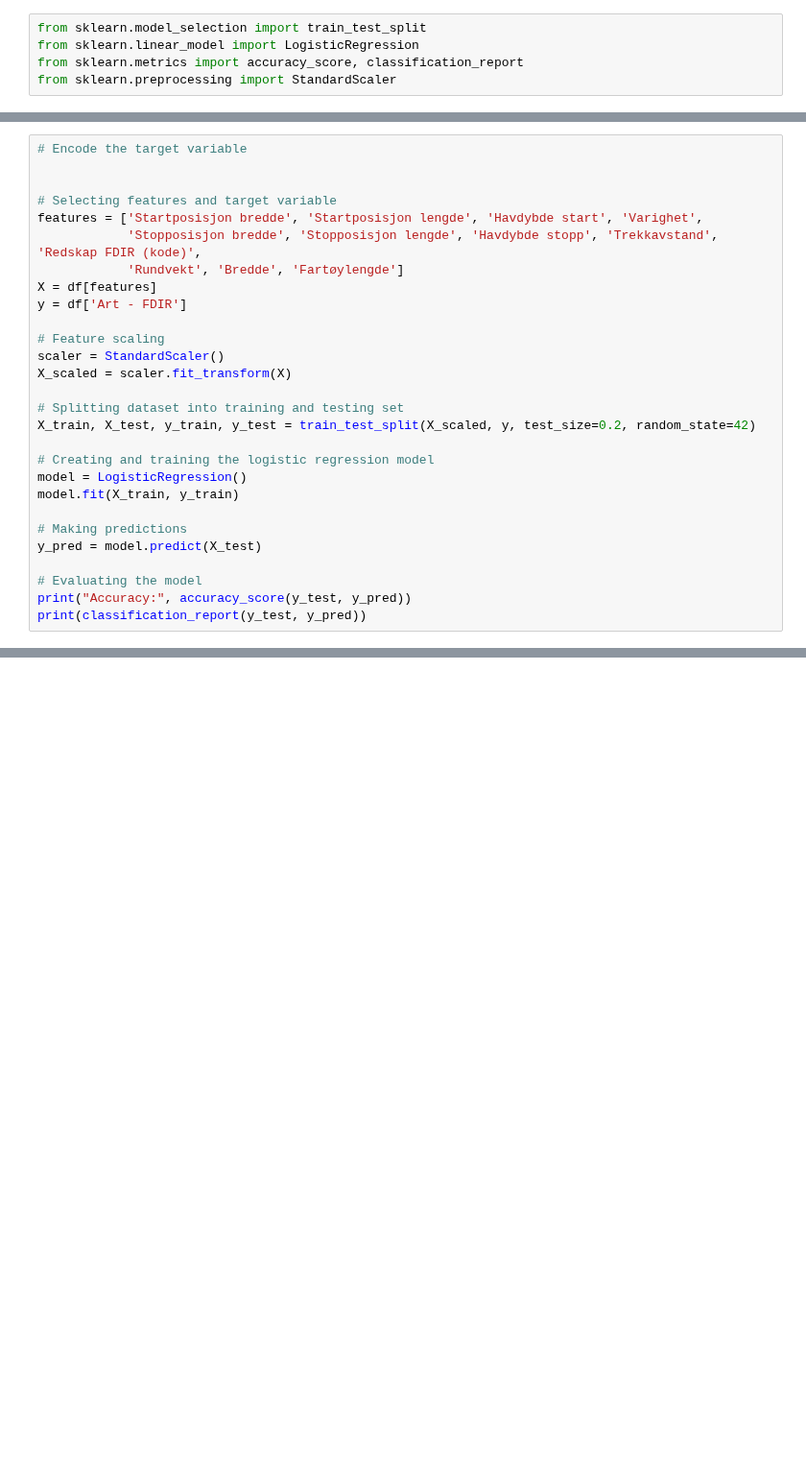
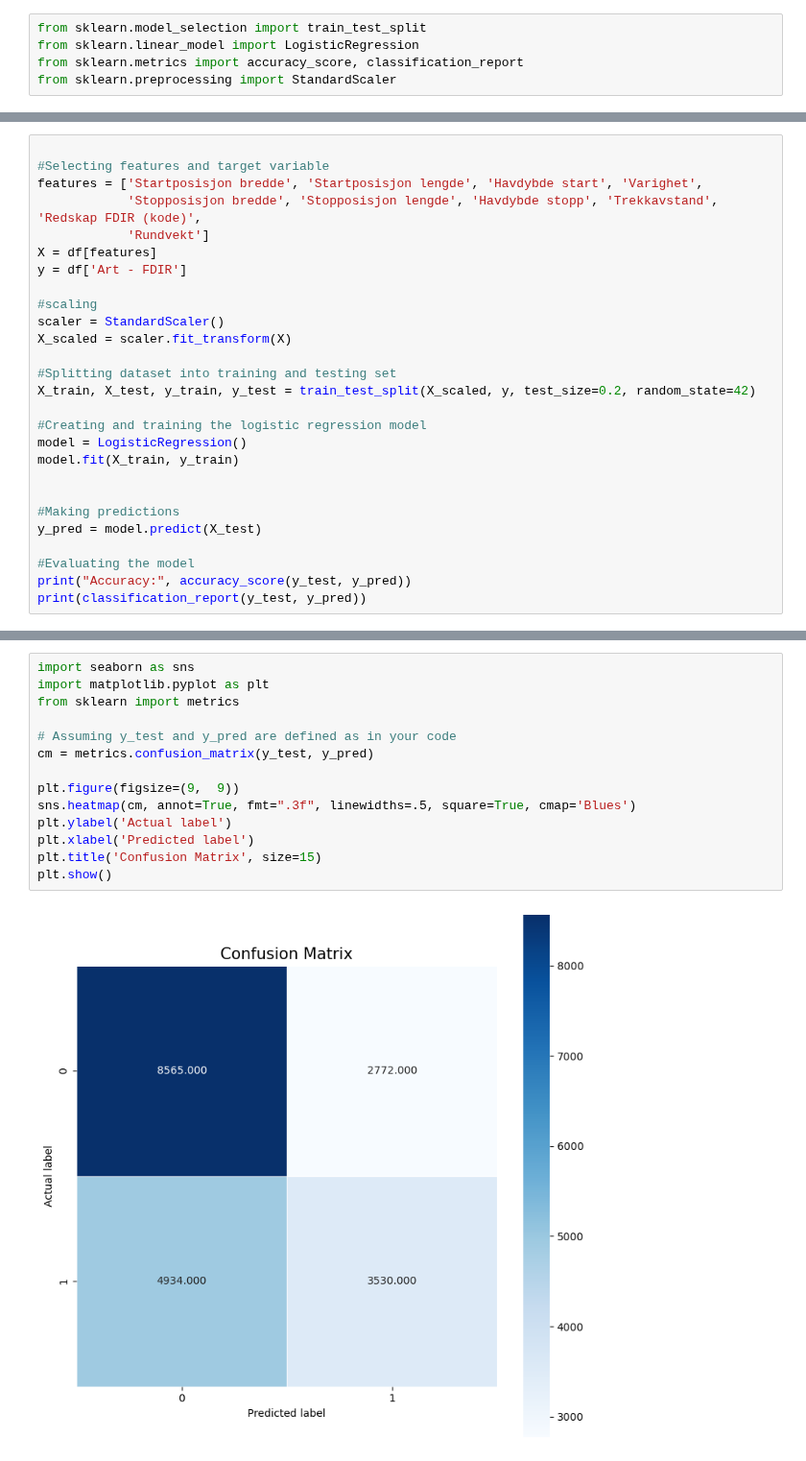
Before and after one commit to GeorgRis/Innlevering_INFO282, a Jupyter notebook: supervised_1.ipynb, the cells around one changed output, grey strips where cells are left out. Shown at 96% size. Cells and saved outputs as stored; diff of their text form; blank space fills up the shorter version.

```diff
--- a/supervised_1.ipynb
+++ b/supervised_1.ipynb
@@ -34,29 +17,28 @@ Name: count, Length: 122, dtype: int64
 # %%
-# Encode the target variable
 
-
-# Selecting features and target variable
+#Selecting features and target variable
 features = ['Startposisjon bredde', 'Startposisjon lengde', 'Havdybde start', 'Varighet',
             'Stopposisjon bredde', 'Stopposisjon lengde', 'Havdybde stopp', 'Trekkavstand', 'Redskap FDIR (kode)',
-            'Rundvekt', 'Bredde', 'Fartøylengde']
+            'Rundvekt']
 X = df[features]
 y = df['Art - FDIR']
 
-# Feature scaling
+#scaling
 scaler = StandardScaler()
 X_scaled = scaler.fit_transform(X)
 
-# Splitting dataset into training and testing set
+#Splitting dataset into training and testing set
 X_train, X_test, y_train, y_test = train_test_split(X_scaled, y, test_size=0.2, random_state=42)
 
-# Creating and training the logistic regression model
+#Creating and training the logistic regression model
 model = LogisticRegression()
 model.fit(X_train, y_train)
 
-# Making predictions
+
+#Making predictions
 y_pred = model.predict(X_test)
 
-# Evaluating the model
+#Evaluating the model
 print("Accuracy:", accuracy_score(y_test, y_pred))
 print(classification_report(y_test, y_pred))
 # %% [output]
@@ -63,0 +54,16 @@ SyntaxError: invalid syntax (2860333576.py, line 6)
+# %%
+import seaborn as sns
+import matplotlib.pyplot as plt
+from sklearn import metrics
+
+# Assuming y_test and y_pred are defined as in your code
+cm = metrics.confusion_matrix(y_test, y_pred)
+
+plt.figure(figsize=(9,  9))
+sns.heatmap(cm, annot=True, fmt=".3f", linewidths=.5, square=True, cmap='Blues')
+plt.ylabel('Actual label')
+plt.xlabel('Predicted label')
+plt.title('Confusion Matrix', size=15)
+plt.show()
+# %% [output]
+[figure, added]
```
Also changed, not shown: parts of 2 cells of this notebook, 2 other files.
